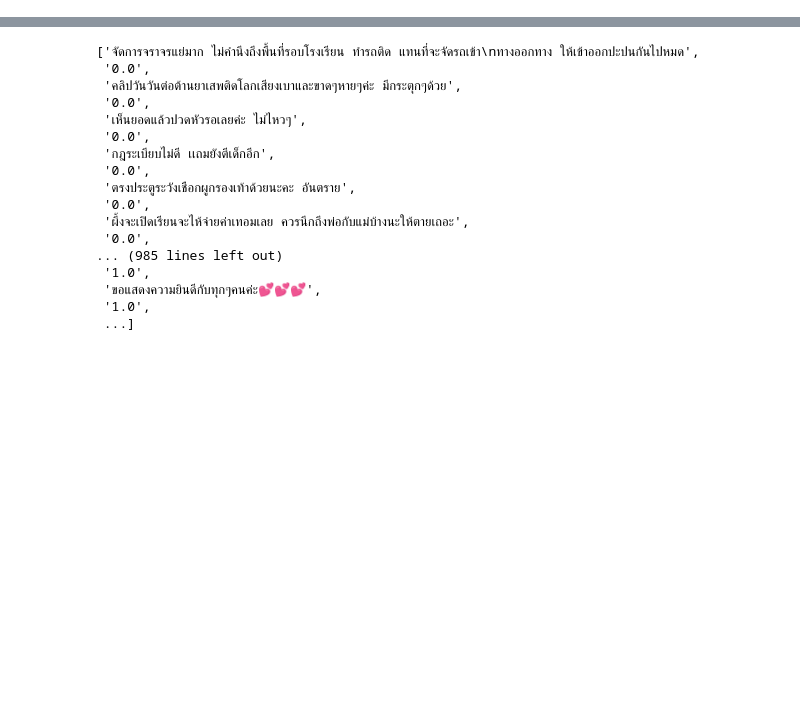
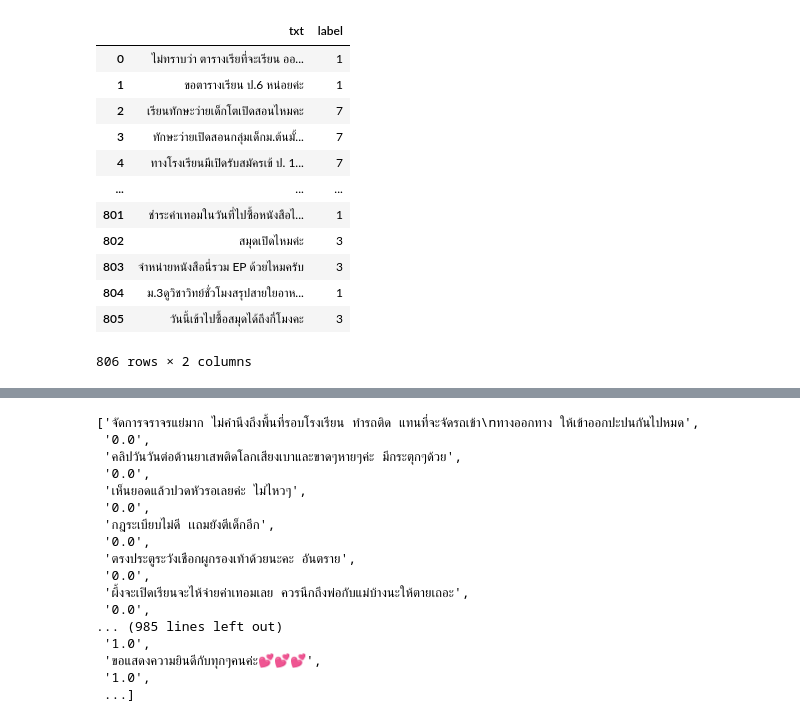
Before and after one commit to MolaOrangeFish/CPW_bot, a Jupyter notebook: get_word.ipynb, the cells around one changed output, grey strips where cells are left out. Drawn from its saved outputs; the diff is of its cells as text; code cells hidden in the pictures; blank space fills up the shorter version.

Commit message:
update 9/11/2023 question dataset

```diff
--- a/get_word.ipynb
+++ b/get_word.ipynb
@@ -21,3 +3,25 @@ df
+# %%
+df = pd.read_excel('dataset หน่วยงานชลประธานวิทยา.xlsx')
+
+df.drop('Unnamed: 2',
+  axis='columns', inplace=True)
+df.drop('Unnamed: 3',
+  axis='columns', inplace=True)
+df
+# %% [output]
+|  | txt | label |
+| 0 | ไม่ทราบว่า ตารางเรียที่จะเรียน ออ... | 1 |
+| 1 | ขอตารางเรียน ป.6 หน่อยค่ะ | 1 |
+| 2 | เรียนทักษะว่ายเด็กโตเปิดสอนไหมคะ | 7 |
+| 3 | ทักษะว่ายเปิดสอนกลุ่มเด็กม.ต้นมั้... | 7 |
+| 4 | ทางโรงเรียนมีเปิดรับสมัครเข้ ป. 1... | 7 |
+| ... | ... | ... |
+| 801 | ชำระค่าเทอมในวันที่ไปซื้อหนังสือไ... | 1 |
+| 802 | สมุดเปิดไหมค่ะ | 3 |
+| 803 | จำหน่ายหนังสือนี่รวม EP ด้วยไหมครับ | 3 |
+| 804 | ม.3ดูวิชาวิทย์ชั่วโมงสรุปสายใยอาห... | 1 |
+| 805 | วันนี้เข้าไปซื้อสมุดได้ถึงกี่โมงคะ | 3 |
+806 rows × 2 columns
 # %%
 df = df.fillna(0)
 df
```
Also changed, not shown: parts of 7 cells of this notebook, 5 other files.
